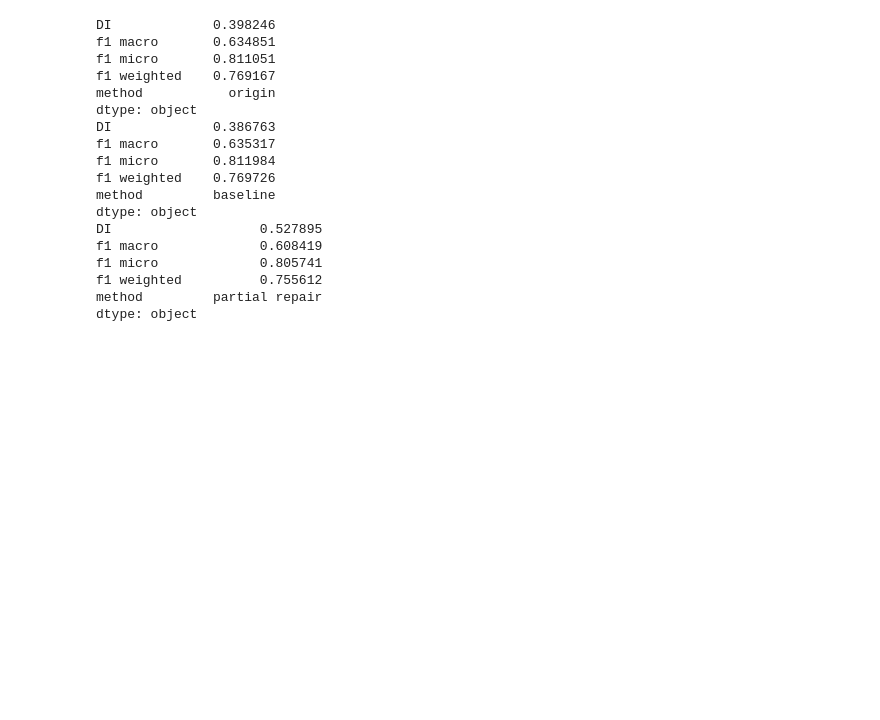
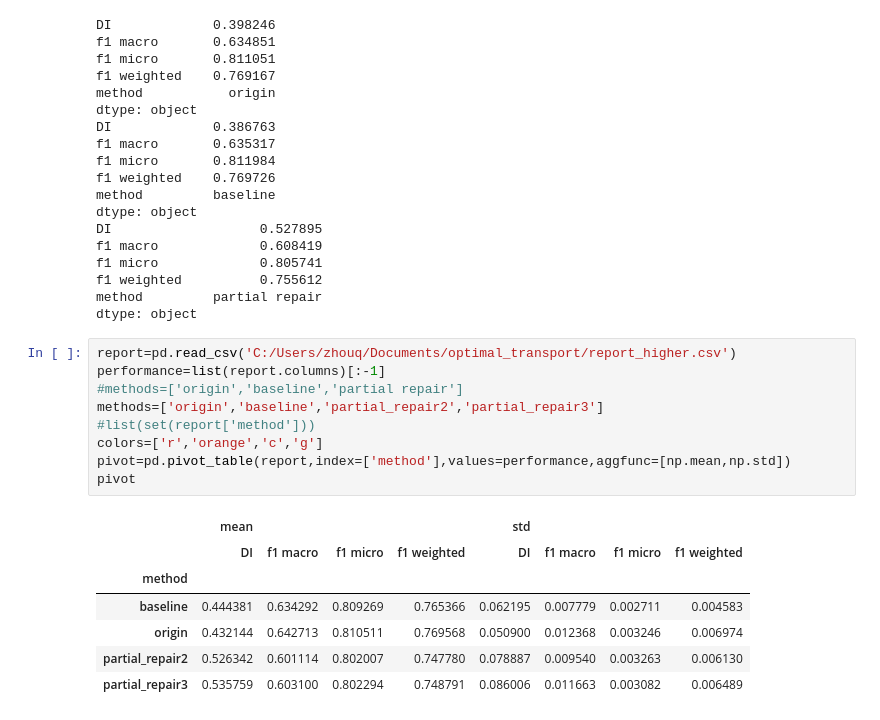
Before and after one commit to Quan-Zhou/OT_Debiasing, a Jupyter notebook: Dystra_fromadult_higher_combine.ipynb, the cells around one changed output. Saved outputs shown, nothing was run; the diff lists cells and outputs as text; blank space fills up the shorter version.

```diff
--- a/Dystra_fromadult_higher_combine.ipynb
+++ b/Dystra_fromadult_higher_combine.ipynb
@@ -423,3 +423,20 @@ f1 micro             0.805741
 f1 weighted          0.755612
 method         partial repair
 dtype: object
+# %%
+report=pd.read_csv('C:/Users/zhouq/Documents/optimal_transport/report_higher.csv')
+performance=list(report.columns)[:-1]
+#methods=['origin','baseline','partial repair']
+methods=['origin','baseline','partial_repair2','partial_repair3']
+#list(set(report['method']))
+colors=['r','orange','c','g']
+pivot=pd.pivot_table(report,index=['method'],values=performance,aggfunc=[np.mean,np.std])
+pivot
+# %% [output]
+|  | mean |  |  |  | std |  |  |  |
+|  | DI | f1 macro | f1 micro | f1 weighted | DI | f1 macro | f1 micro | f1 weighted |
+| method |  |  |  |  |  |  |  |  |
+| baseline | 0.444381 | 0.634292 | 0.809269 | 0.765366 | 0.062195 | 0.007779 | 0.002711 | 0.004583 |
+| origin | 0.432144 | 0.642713 | 0.810511 | 0.769568 | 0.050900 | 0.012368 | 0.003246 | 0.006974 |
+| partial_repair2 | 0.526342 | 0.601114 | 0.802007 | 0.747780 | 0.078887 | 0.009540 | 0.003263 | 0.006130 |
+| partial_repair3 | 0.535759 | 0.603100 | 0.802294 | 0.748791 | 0.086006 | 0.011663 | 0.003082 | 0.006489 |
```
Also changed, not shown: parts of 3 cells of this notebook.
